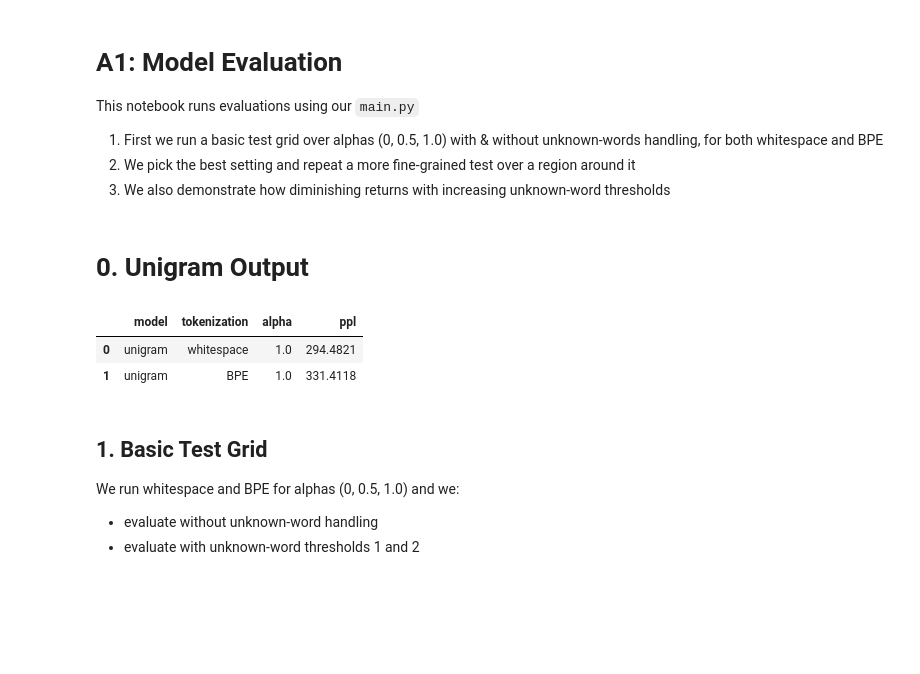
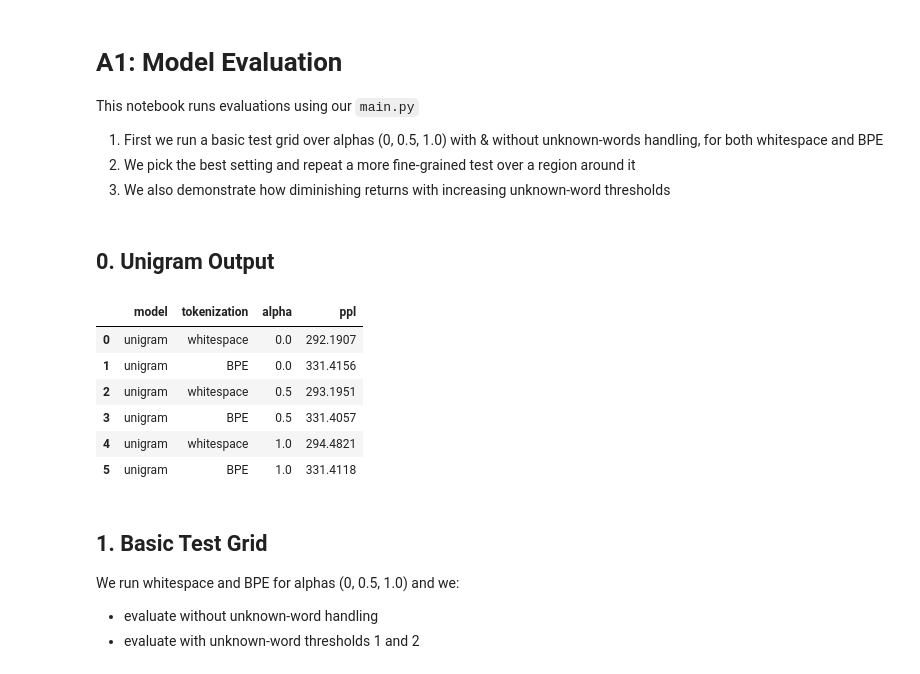
Before and after one commit to axr2718/nlp-code, a Jupyter notebook: A1/eval.ipynb, the cells around one changed output. Saved outputs shown, nothing was run; the diff lists cells and outputs as text; code cells hidden in the pictures; blank space fills up the shorter version.

```diff
--- a/A1/eval.ipynb
+++ b/A1/eval.ipynb
@@ -42,35 +43,40 @@ def parse_result_lines(txt: str):
             })
     return rows
 # %% [markdown]
-# 0. Unigram Output
+## 0. Unigram Output
 # %%
 import re
 
 def parse_unigram_output(txt):
     nums = [float(x) for x in re.findall(r"([0-9]+\.[0-9]+)", txt)]
     return nums[-1] if nums else None
 
 rows = []
 
-# WS unigram w/ alpha=1.0 (Laplace)
-out = run_cmd("python3 main.py -n 1 --alpha 1.0")
-ppl_ws_uni = parse_unigram_output(out)
-if ppl_ws_uni is not None:
-    rows.append({"model":"unigram","tokenization":"whitespace","alpha":1.0,"ppl":ppl_ws_uni})
+for alpha in [0.0, 0.5, 1.0]:
+    # WS unigram
+    out = run_cmd(f"python3 main.py -n 1 --alpha {alpha}")
+    ppl_ws_uni = parse_unigram_output(out)
+    if ppl_ws_uni is not None:
+        rows.append({"model":"unigram","tokenization":"whitespace","alpha":alpha,"ppl":ppl_ws_uni})
 
-# BPE unigram w/ alpha=1.0 (Laplace)
-out = run_cmd("python3 main.py -n 1 --alpha 1.0 --use_bpe")
-ppl_bpe_uni = parse_unigram_output(out)
-if ppl_bpe_uni is not None:
-    rows.append({"model":"unigram","tokenization":"BPE","alpha":1.0,"ppl":ppl_bpe_uni})
+    # BPE unigram
+    out = run_cmd(f"python3 main.py -n 1 --alpha {alpha} --use_bpe")
+    ppl_bpe_uni = parse_unigram_output(out)
+    if ppl_bpe_uni is not None:
+        rows.append({"model":"unigram","tokenization":"BPE","alpha":alpha,"ppl":ppl_bpe_uni})
 
 import pandas as pd
 unigram_df = pd.DataFrame(rows)
 unigram_df
 # %% [output]
 |  | model | tokenization | alpha | ppl |
-| 0 | unigram | whitespace | 1.0 | 294.4821 |
-| 1 | unigram | BPE | 1.0 | 331.4118 |
+| 0 | unigram | whitespace | 0.0 | 292.1907 |
+| 1 | unigram | BPE | 0.0 | 331.4156 |
+| 2 | unigram | whitespace | 0.5 | 293.1951 |
+| 3 | unigram | BPE | 0.5 | 331.4057 |
+| 4 | unigram | whitespace | 1.0 | 294.4821 |
+| 5 | unigram | BPE | 1.0 | 331.4118 |
 # %% [markdown]
 ## 1. Basic Test Grid
 We run whitespace and BPE for alphas (0, 0.5, 1.0) and we:
```
Also changed, not shown: parts of 6 cells of this notebook.
